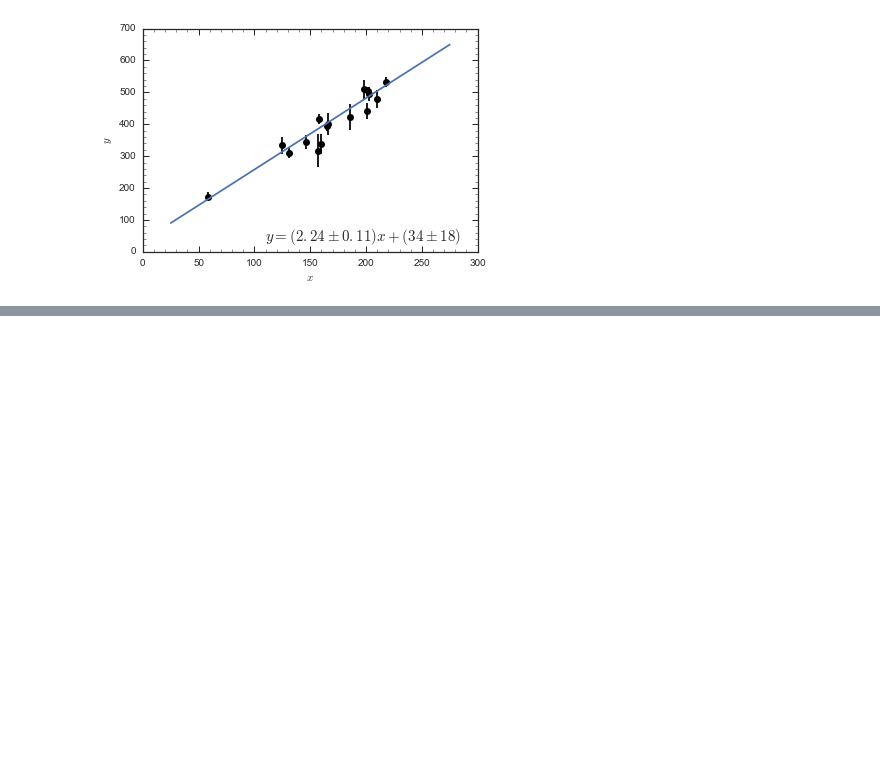
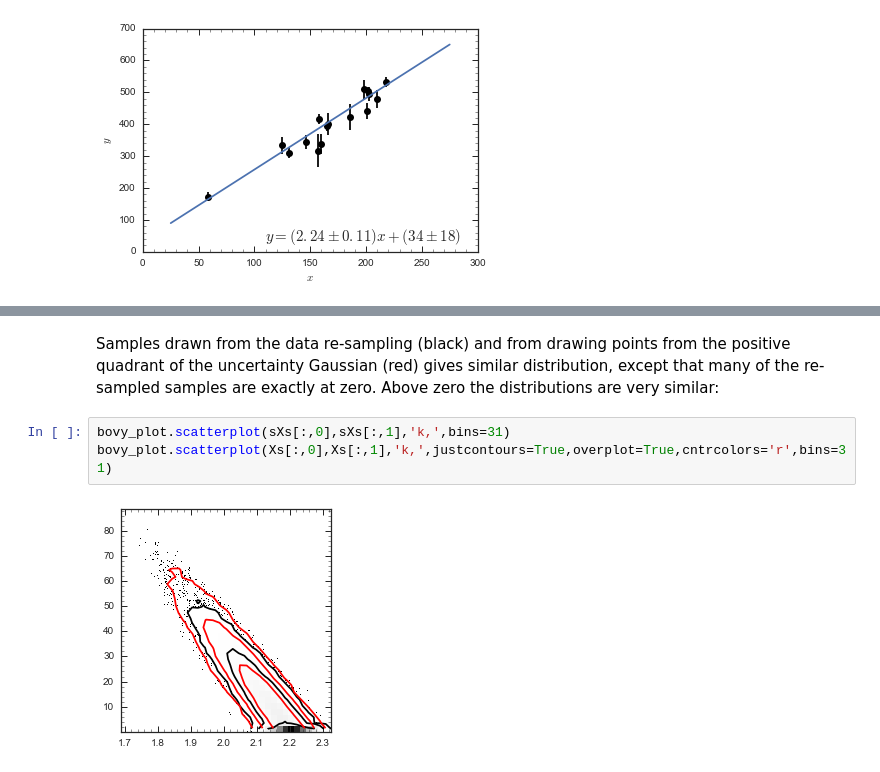
Before and after one commit to jobovy/misc-notebooks, a Jupyter notebook: inference/LinearUncertaintiesFromDataSampling.ipynb, the cells around one changed output, grey strips where cells are left out. Saved outputs shown, nothing was run; the diff lists cells and outputs as text; blank space fills up the shorter version.

```diff
--- a/inference/LinearUncertaintiesFromDataSampling.ipynb
+++ b/inference/LinearUncertaintiesFromDataSampling.ipynb
@@ -131,0 +219,7 @@ The two agree!
+# %% [markdown]
+Samples drawn from the data re-sampling (black) and from drawing points from the positive quadrant of the uncertainty Gaussian (red) gives similar distribution, except that many of the re-sampled samples are exactly at zero. Above zero the distributions are very similar:
+# %%
+bovy_plot.scatterplot(sXs[:,0],sXs[:,1],'k,',bins=31)
+bovy_plot.scatterplot(Xs[:,0],Xs[:,1],'k,',justcontours=True,overplot=True,cntrcolors='r',bins=31)
+# %% [output]
+[figure, added]
```
Also changed, not shown: parts of 11 cells of this notebook.
